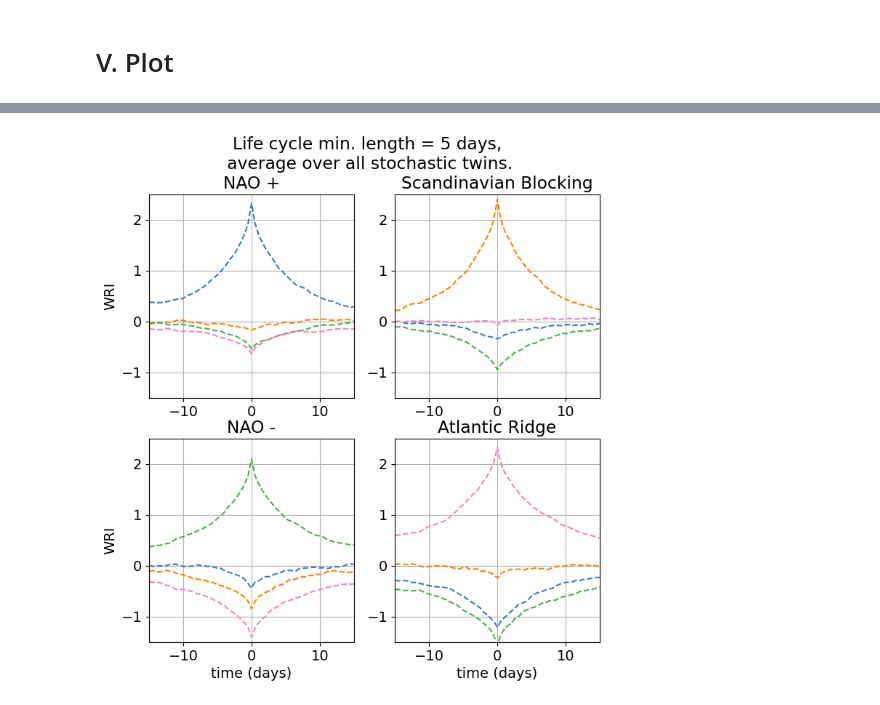
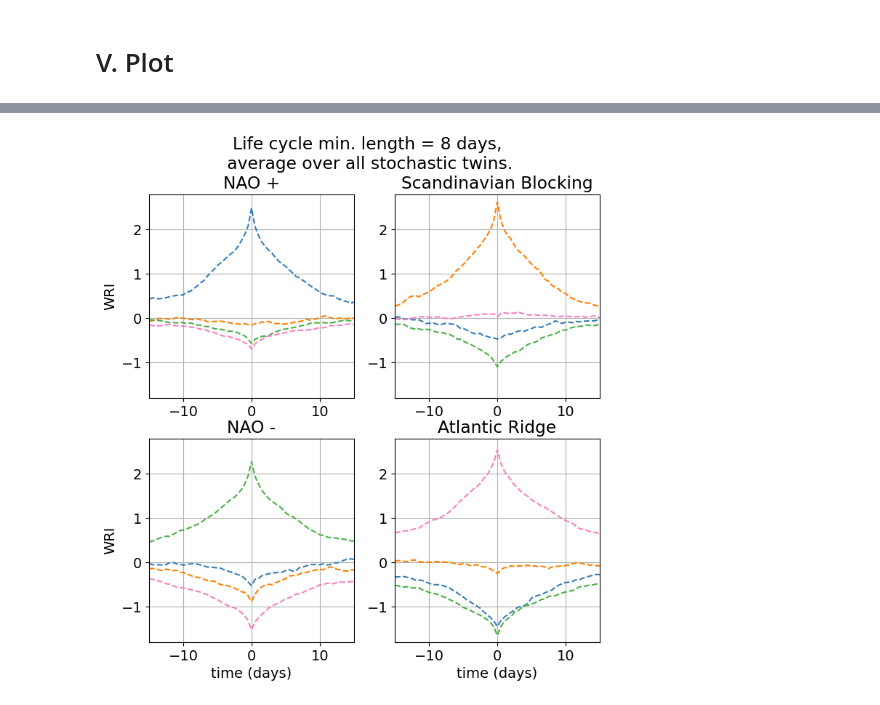
Before and after one commit to PaulPlatzer/WR_stochastic_twins, a Jupyter notebook: notebooks/Notebook3-WRI_life_cycles.ipynb, the cells around one changed output, grey strips where cells are left out. Cells and saved outputs as stored; diff of their text form; code cells hidden in the pictures.

```diff
--- a/notebooks/Notebook3-WRI_life_cycles.ipynb
+++ b/notebooks/Notebook3-WRI_life_cycles.ipynb
@@ -135,7 +135,7 @@ np.savez(data_folder + 'WRI_twins.npz',
 Stochastic twin
 # %%
 # minimum length of life-cycle
-LC_length = 5*2
+LC_length = 8*2
 # minimum value of IWR for life-cycle definitino
 thresh_IWR = 1
 # (half of whole) length over which to plot characteristics
@@ -255,7 +255,7 @@ for i_regime in range(len(weights)):
 
     plt.xlabel('time (days)'*( i_regime > 1 ))
     plt.ylabel('WRI'*( i_regime % 2 == 0 ))
-    plt.ylim([-1.5,2.5])
+    plt.ylim([-1.8,2.8])
     plt.xlim([-plot_length/2,plot_length/2])
     plt.title(regime_names[i_regime])
     plt.grid()
@@ -268,23 +268,23 @@ plt.show()
 # %%
 plt.figure(figsize=(8,8),dpi=100)
 for i_regime in range(len(weights)):
     plt.subplot(221+i_regime)
 
 #     plt.plot([-plot_length/2,plot_length/2] , [0]*2, '-', color='.5', alpha=.5)
 
     for j_regime in range(len(weights)):
         plot_mean = np.mean( np.array(IWR_plot_twins_concat[i_regime])[:,:,j_regime] , axis = 0)
         plt.plot(t_plot, plot_mean, '--', color=cols[j_regime+1])
 
     plt.xlabel('time (days)'*( i_regime > 1 ))
     plt.ylabel('WRI'*( i_regime % 2 == 0 ))
-    plt.ylim([-1.5,2.5])
+    plt.ylim([-1.8,2.8])
     plt.xlim([-plot_length/2,plot_length/2])
     plt.title(regime_names[i_regime])
     plt.grid()
 
 plt.suptitle('Life cycle min. length = '+str(int(LC_length/2))+' days,\n average over all stochastic twins.')
 plt.savefig( figure_folder + 'WRI_life_cycle_all_twins' + str(int(LC_length/2)) + 'days.png' , dpi=150 , bbox_inches='tight' )
 plt.show()
 # %% [output]
-[figure, old version]
+[figure, new version]
```
Also changed, not shown: parts of 3 cells of this notebook, 41 other files.
